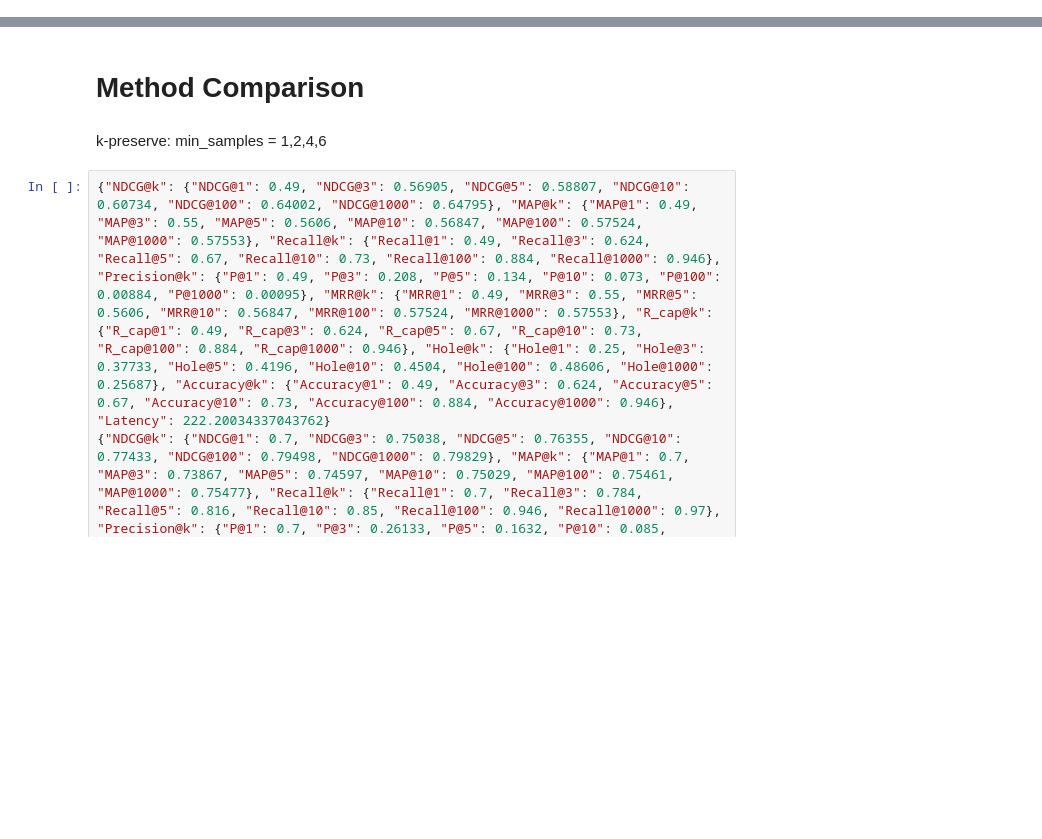
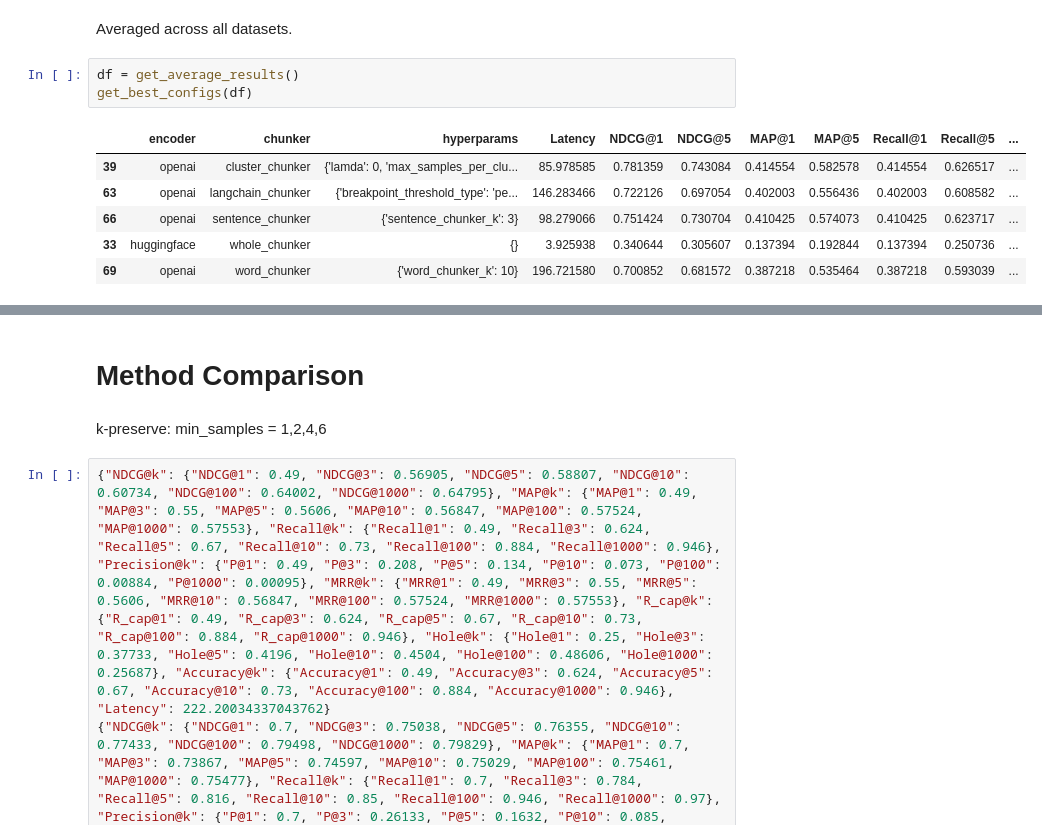
Before and after one commit to toastedqu/SmartChunk, a Jupyter notebook: plot_results.ipynb, the cells around one changed output, grey strips where cells are left out. Cells and saved outputs as stored; diff of their text form; blank space fills up the shorter version.

```diff
--- a/plot_results.ipynb
+++ b/plot_results.ipynb
@@ -114,0 +110,12 @@ def plot_metrics_cross_all_k(df, xargs = ['0', '0.25', '0.5', '0.75'], xlabel =
+# %% [markdown]
+Averaged across all datasets.
+# %%
+df = get_average_results()
+get_best_configs(df)
+# %% [output]
+|  | encoder | chunker | hyperparams | Latency | NDCG@1 | NDCG@5 | MAP@1 | MAP@5 | Recall@1 | Recall@5 | ... |
+| 39 | openai | cluster_chunker | {'lamda': 0, 'max_samples_per_clu... | 85.978585 | 0.781359 | 0.743084 | 0.414554 | 0.582578 | 0.414554 | 0.626517 | ... |
+| 63 | openai | langchain_chunker | {'breakpoint_threshold_type': 'pe... | 146.283466 | 0.722126 | 0.697054 | 0.402003 | 0.556436 | 0.402003 | 0.608582 | ... |
+| 66 | openai | sentence_chunker | {'sentence_chunker_k': 3} | 98.279066 | 0.751424 | 0.730704 | 0.410425 | 0.574073 | 0.410425 | 0.623717 | ... |
+| 33 | huggingface | whole_chunker | {} | 3.925938 | 0.340644 | 0.305607 | 0.137394 | 0.192844 | 0.137394 | 0.250736 | ... |
+| 69 | openai | word_chunker | {'word_chunker_k': 10} | 196.721580 | 0.700852 | 0.681572 | 0.387218 | 0.535464 | 0.387218 | 0.593039 | ... |
```
Also changed, not shown: parts of 12 cells of this notebook, 22 other files.
